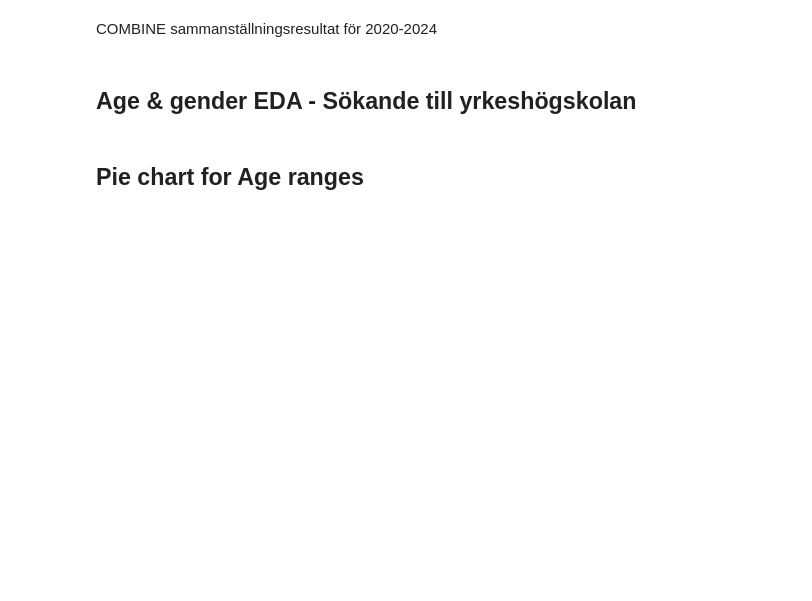
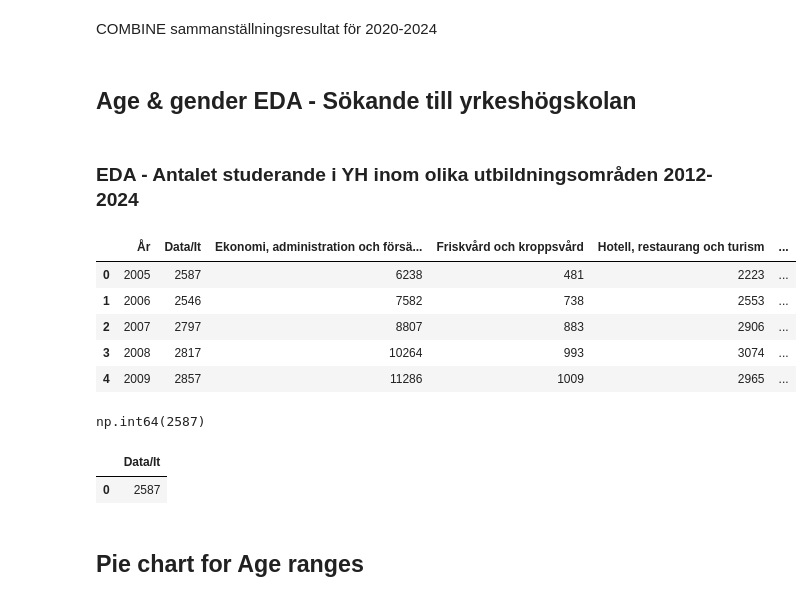
Before and after one commit to Ferothanes/Datavisualisering_Gruppprojekt_Grupp10, a Jupyter notebook: EDA/Freja_EDA.ipynb, the cells around one changed output. Cells and saved outputs as stored; diff of their text form; code cells hidden in the pictures; blank space fills up the shorter version.

Commit message:
EDA på mer data

```diff
--- a/EDA/Freja_EDA.ipynb
+++ b/EDA/Freja_EDA.ipynb
@@ -42,6 +42,40 @@ edu_df = pd.read_excel(excel_path, sheet_name='Education')
 
 print(age_df.info())
 print(edu_df.info())
+# %% [markdown]
+### EDA - Antalet studerande i YH inom olika utbildningsområden 2012-2024
+# %%
+df3 = pd.read_excel("data/Antalet studerande i YH inom olika utbildningsområden 2012-2024.xlsx")
+df3.head()
+# %% [output]
+|  | År | Data/It | Ekonomi, administration och försä... | Friskvård och kroppsvård | Hotell, restaurang och turism | ... |
+| 0 | 2005 | 2587 | 6238 | 481 | 2223 | ... |
+| 1 | 2006 | 2546 | 7582 | 738 | 2553 | ... |
+| 2 | 2007 | 2797 | 8807 | 883 | 2906 | ... |
+| 3 | 2008 | 2817 | 10264 | 993 | 3074 | ... |
+| 4 | 2009 | 2857 | 11286 | 1009 | 2965 | ... |
+# %%
+#df3.replace('..', pd.NA, inplace=True)
+#df3.to_excel("cleaned_dataset.xlsx", index=False)
+
+# Get number of students in Data/IT in 2005
+data_it_2005 = df3.loc[df3['År'] == 2005, 'Data/It'].values[0]
+data_it_2005
+# %% [output]
+np.int64(2587)
+# %%
+import duckdb
+
+test = duckdb.query("""
+SELECT "Data/It"
+FROM df3
+WHERE År = 2005
+""").df()
+
+test
+# %% [output]
+|  | Data/It |
+| 0 | 2587 |
 # %%
 import pandas as pd
 import plotly.express as px
```
Also changed, not shown: 2 other files.
